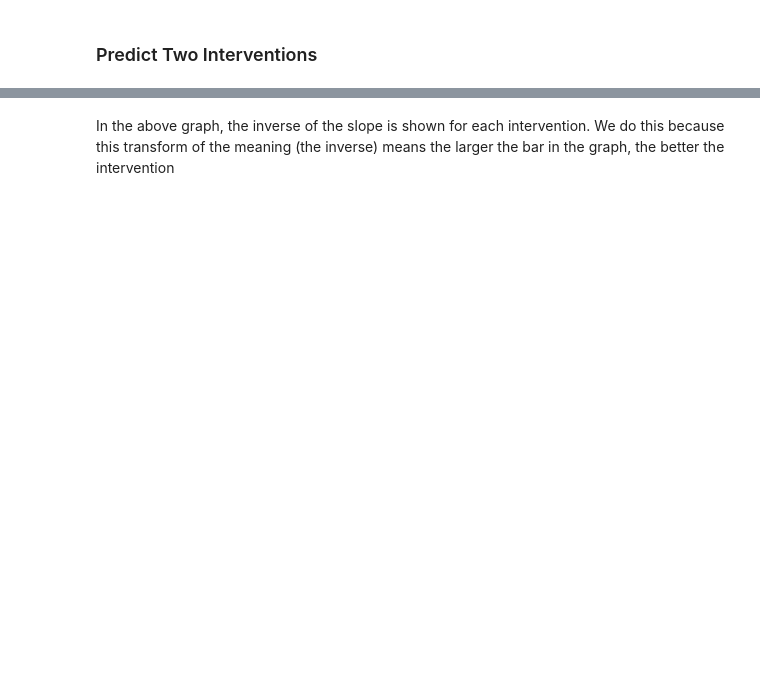
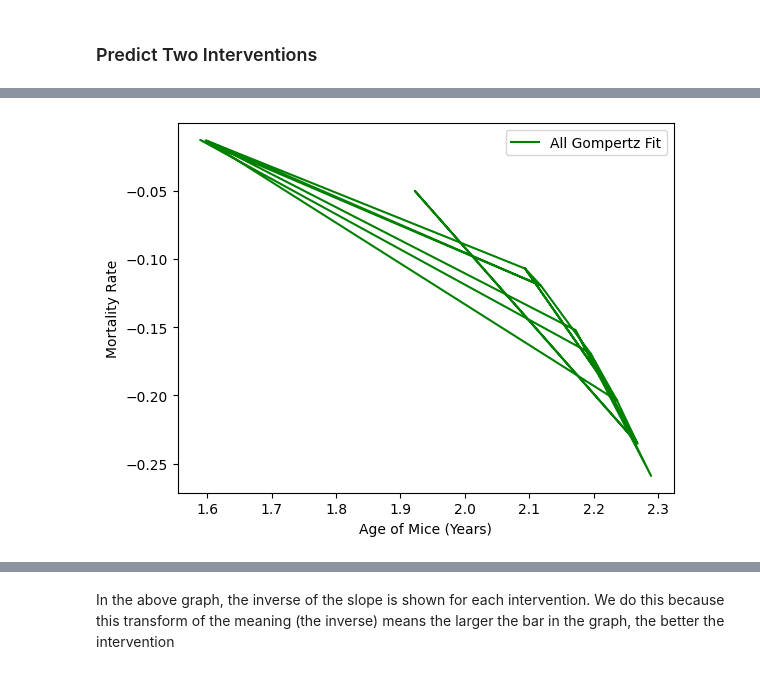
Before and after one commit to shs2017/Data-Literacy, a Jupyter notebook: exp/Second_Order_model.ipynb, the cells around one changed output, grey strips where cells are left out. Cells and saved outputs as stored; diff of their text form; code cells hidden in the pictures; blank space fills up the shorter version.

```diff
--- a/exp/Second_Order_model.ipynb
+++ b/exp/Second_Order_model.ipynb
@@ -135,7 +124,7 @@ def extract_four_intervention_keys(dataset):
 def create_dataset_mapping(dataset, single_interventions: []):
     dataset_by_category = {}
     for intervention in dataset[CATEGORY_COLUMN].unique():
-        key = create_intervention_list_from_group(intervention, single_interventions)
+        key = create_canonical_intervention_key(intervention, single_interventions)
         intervention_indices = dataset[CATEGORY_COLUMN] == intervention
 
         dataset_category = dataset[intervention_indices].copy()
@@ -147,23 +136,24 @@ def create_dataset_mapping(dataset, single_interventions: []):
 def load_and_preprocess(dataset_path):
     dataset = load_csv(dataset_path)
 
-    # fix naming of no Gal-Nav in dataset for preprocessing
+    # fixes naming of no Gal-Nav in dataset for preprocessing
     misnamed_no_gal_nav_index = dataset[CATEGORY_COLUMN] == 'no_Gal_Nav'
     dataset.loc[misnamed_no_gal_nav_index, CATEGORY_COLUMN] = 'no_Gal-Nav'
 
-    # fix naming of no interventions
+    # fixes naming of no interventions
     misnamed_no_intervention_index = dataset[CATEGORY_COLUMN].isna()
     dataset.loc[misnamed_no_intervention_index, CATEGORY_COLUMN] = CONTROL_GROUP
 
-    # remove nan rows
+    # remove nan rows, if applicable
     return dataset.dropna()
 
 raw_dataset = load_and_preprocess(DATASET_DIRECTORY)
+raw_train, raw_validation = train_test_split(raw_dataset, test_size=VALIDATION_PERCENTAGE)
 
-one_interventions = extract_one_intervention_keys(raw_dataset)
+one_interventions = extract_one_intervention_keys(raw_train)
 two_interventions = create_two_intervention_keys(one_interventions)
 
-female_dataset = create_dataset_mapping(raw_dataset, one_interventions)
+female_dataset = create_dataset_mapping(raw_train, one_interventions)
 
 three_interventions = extract_three_intervention_keys(female_dataset)
 all_interventions_key = extract_four_intervention_keys(female_dataset)
@@ -543,0 +668,6 @@ plot_log_mortality_rates(all_interventions_ages, log_mortality_rates, one_interv
+# %%
+plot_type = AllInterventionPlotter()
+plotter = Plotter(female_dataset, all_interventions_ages, all_interventions_mortality, '', plot_type)
+plotter.plot()
+# %% [output]
+[figure, added]
```
Also changed, not shown: parts of 31 cells of this notebook.
